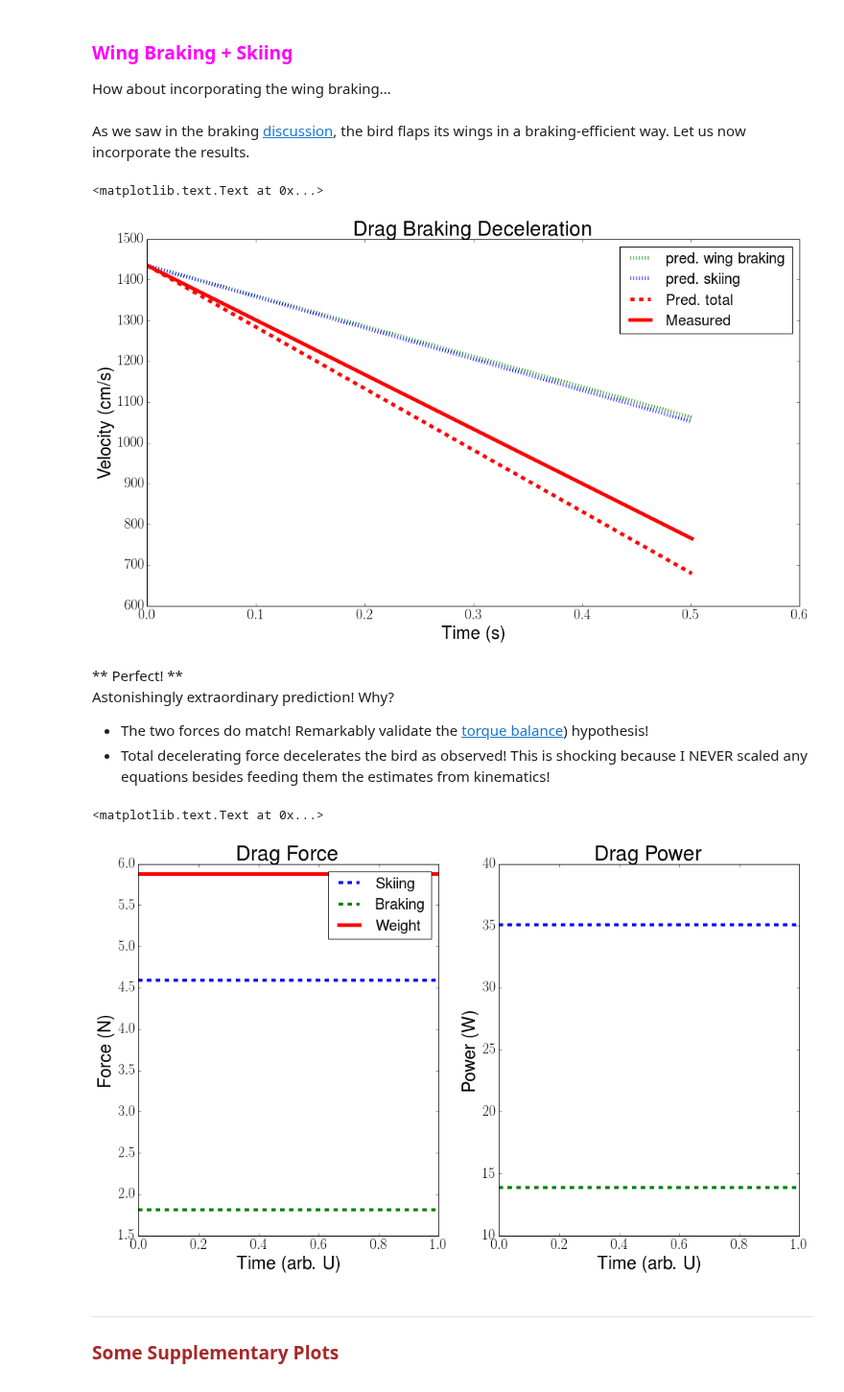
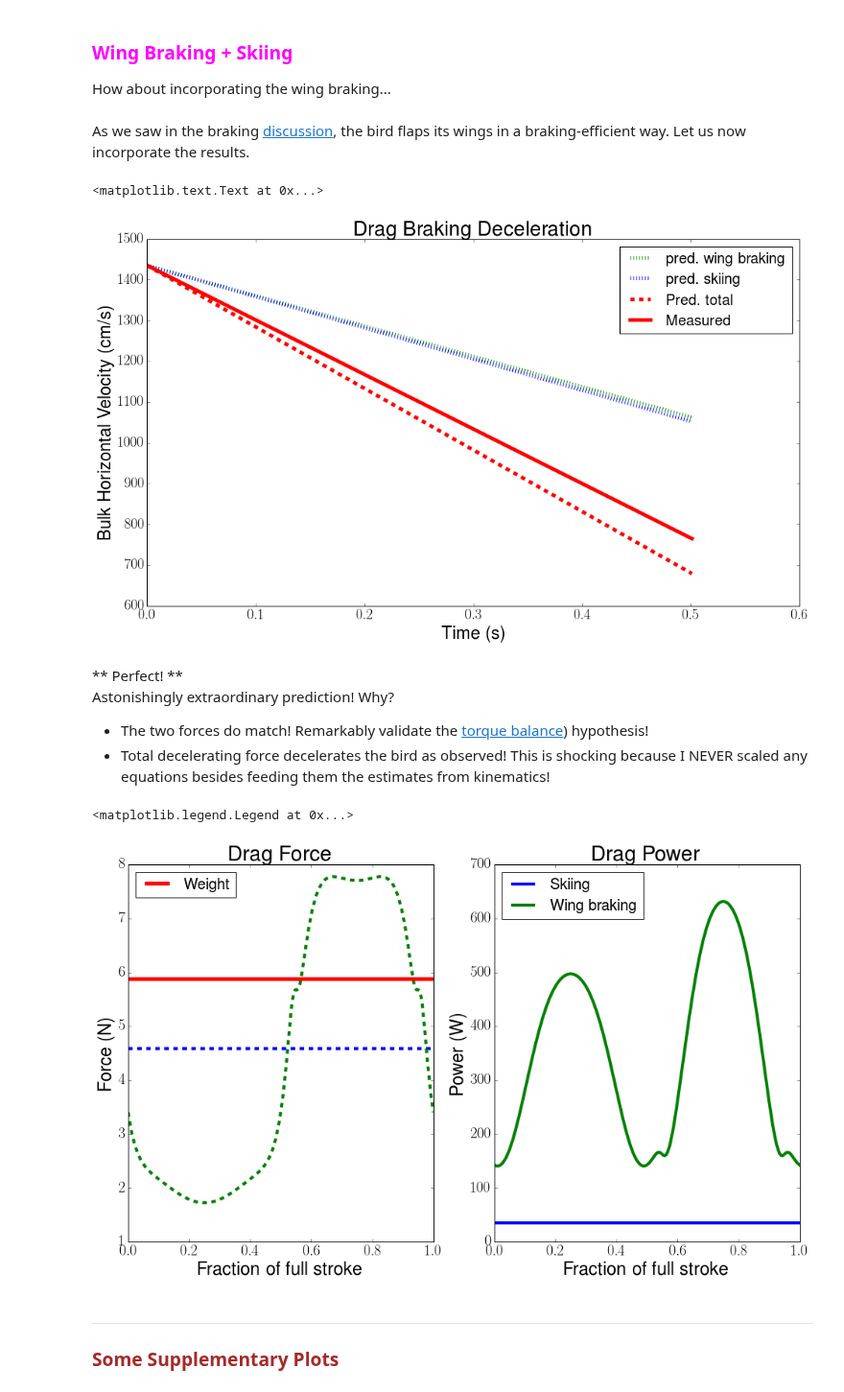
Before and after one commit to Ravirajadrangi/Biomechanics-of-Flight., a Jupyter notebook: dynamics/Planing.ipynb, the cells around one changed output. Shown at 96% size. Drawn from its saved outputs; the diff is of its cells as text; code cells hidden in the pictures.

Commit message:
beautified plots

```diff
--- a/dynamics/Planing.ipynb
+++ b/dynamics/Planing.ipynb
@@ -139,8 +139,11 @@ body_m = float(sho_df['body_m']) * u.g
 
 ## 20 deg is the most effective!
 sho_20 = QS(wing_fre,wing_amp,wing_a,wing_r,body_sv_sho,sp_ang=20.*u.deg)
+t_sho = np.linspace(0,1,len(sho_20.time_step))
 # %%
 ## average force, take 20 deg
+f20_ = sho_20.transl_forces()[3]
+p20_ = sho_20.transl_d_power()[1]
 f_20 = np.mean(sho_20.transl_forces()[3]) * u.N
 
 ## final velocities
@@ -156,11 +159,11 @@ plt.plot([0,t_dec.value],[v_sf.value,v_f_20.value],'g:',label='pred. wing brakin
 plt.plot([0,t_dec.value],[v_sf.value,v_f_sk.value],'b:',label='pred. skiing',lw=5)
 plt.plot([0,t_dec.value],[v_sf.value,v_f_tot.value],'r--',label='Pred. total',lw=5)
 plt.plot([0,t_dec.value],[v_sf.value,v_dec.value],'r',label='Measured',lw=5)
-plt.legend(); plt.xlabel('Time (s)'); plt.ylabel('Velocity (cm/s)')
+plt.legend(); plt.xlabel('Time (s)'); plt.ylabel('Bulk Horizontal Velocity (cm/s)')
 plt.title('Drag Braking Deceleration')
 # %% [output]
 <matplotlib.text.Text at 0x...>
-[figure, old version]
+[figure, new version]
 # %% [markdown]
 ** Perfect! **<br>
 Astonishingly extraordinary prediction! Why?
@@ -169,26 +172,26 @@ Astonishingly extraordinary prediction! Why?
 # %%
 ## plotting
 g0 = 9.8 * u.m/u.s**2
 mm = (body_m * g0).to(u.N)
 ### forces
 plt.figure(figsize=(16,9))
 
 plt.subplot(121)
-plt.plot([0,1],[F_D.value]*2   ,'b--',lw=4,label="Skiing")
-plt.plot([0,1],[sho_fd.value]*2,'g--',lw=4,label="Braking")
+plt.plot([0,1],[F_D.value]*2   ,'b--',lw=4)
+plt.plot(t_sho,f20_,'g--',lw=4)
 plt.plot([0,1],[mm.value]*2,    'r'  ,lw=5,label="Weight")
-plt.legend(); plt.xlabel('Time (arb. U)'); plt.ylabel('Force (N)')
+plt.legend(loc='upper left'); plt.xlabel('Fraction of full stroke'); plt.ylabel('Force (N)')
 plt.title('Drag Force')
 
 ### power
 plt.subplot(122)
-plt.plot([0,1],[P_D.value]*2   ,'b--',lw=4,label="Skiing")
-plt.plot([0,1],[sho_pd.value]*2,'g--',lw=4,label="Braking")
-plt.xlabel('Time (arb. U)'); plt.ylabel('Power (W)')
-plt.title('Drag Power')
+plt.plot([0,1],[P_D.value]*2   ,'b',lw=4,label="Skiing")
+plt.plot(t_sho,p20_,'g',lw=4,label="Wing braking")
+plt.xlabel('Fraction of full stroke'); plt.ylabel('Power (W)')
+plt.title('Drag Power'); plt.legend(loc='upper left')
 # %% [output]
-<matplotlib.text.Text at 0x...>
+<matplotlib.legend.Legend at 0x...>
-[figure, old version]
+[figure, new version]
 # %% [markdown]
 ---
 ### <font color="brown">Some Supplementary Plots </font>
```
Also changed, not shown: 1 other file.
